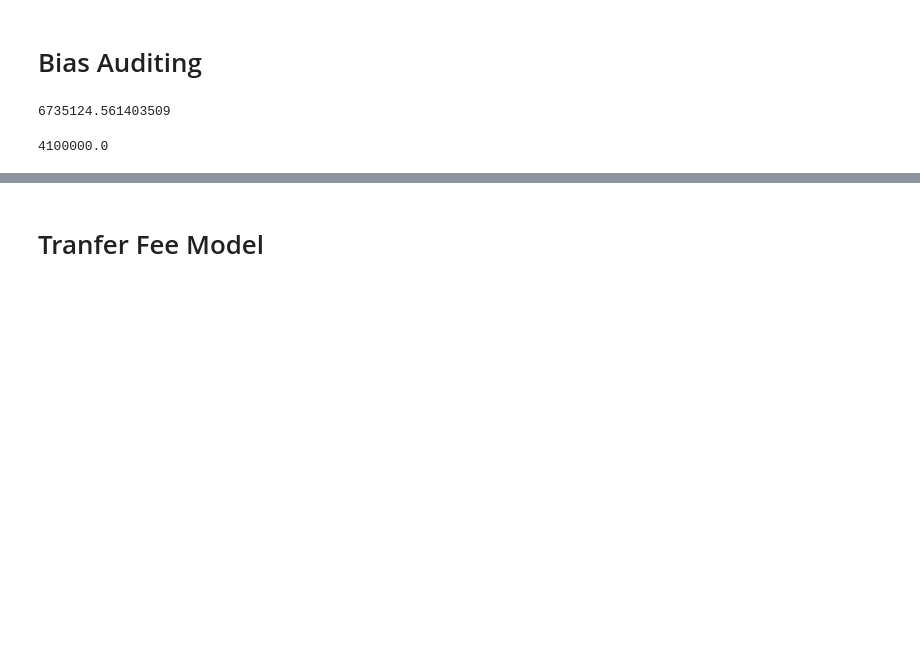
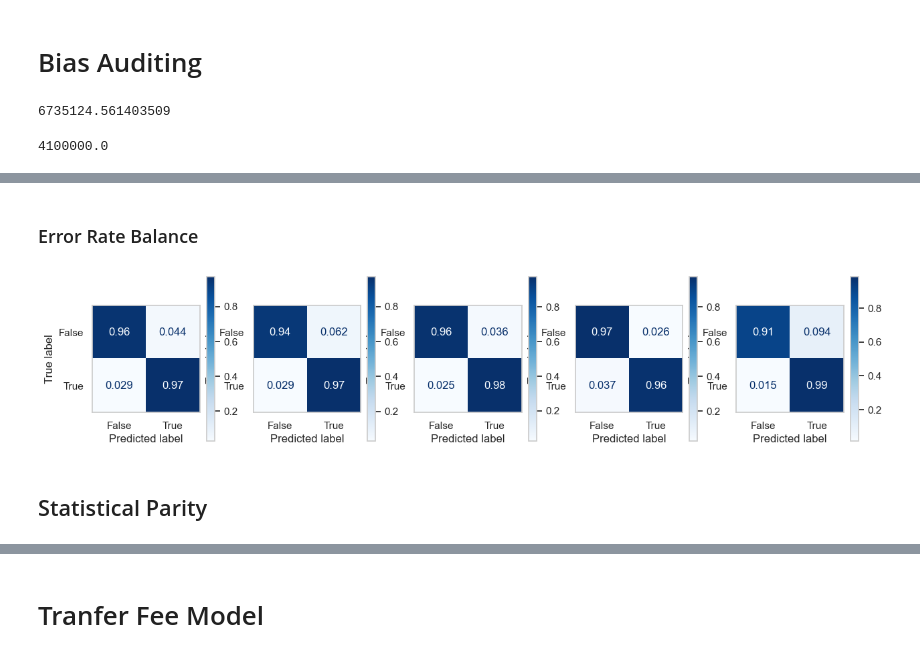
Before and after one commit to aymankhan2003/Market-Value-Predictor, a Jupyter notebook: Project.ipynb, the cells around one changed output, grey strips where cells are left out. Cells and saved outputs as stored; diff of their text form; code cells hidden in the pictures; blank space fills up the shorter version.

```diff
--- a/Project.ipynb
+++ b/Project.ipynb
@@ -509,0 +559,2 @@ clf_class.fit(X_train_all, y_train_all)
+# %%
+group_test = bias_ds["field_position"]
@@ -509,0 +599,46 @@ clf_class.fit(X_train_all, y_train_all)
+# %% [markdown]
+### Error Rate Balance
+# %%
+from sklearn.metrics import confusion_matrix
+from sklearn.metrics import ConfusionMatrixDisplay
+fig, axarr = plt.subplots(1, 5, figsize=(15,3.2), sharex = False, sharey = False)
+
+cm1 = confusion_matrix(actual, predictions, labels=clf_class.classes_, normalize = "true")
+disp1 = ConfusionMatrixDisplay(confusion_matrix=cm1,
+                              display_labels=clf_class.classes_)
+
+cm2 = confusion_matrix(actual[group_test == "Attacker"], predictions[group_test == "Attacker"], labels=clf_class.classes_, normalize = "true")
+disp2 = ConfusionMatrixDisplay(confusion_matrix=cm2,
+                              display_labels=clf_class.classes_)
+
+
+cm3 = confusion_matrix(actual[group_test == "Midfielder"], predictions[group_test == "Midfielder"], labels=clf_class.classes_, normalize = "true")
+disp3 = ConfusionMatrixDisplay(confusion_matrix=cm3,
+                              display_labels=clf_class.classes_)
+
+cm4 = confusion_matrix(actual[group_test == "Defender"], predictions[group_test == "Defender"], labels=clf_class.classes_, normalize = "true")
+disp4 = ConfusionMatrixDisplay(confusion_matrix=cm4,
+                              display_labels=clf_class.classes_)
+
+cm5 = confusion_matrix(actual[group_test == "Goalkeeper"], predictions[group_test == "Goalkeeper"], labels=clf_class.classes_, normalize = "true")
+disp5 = ConfusionMatrixDisplay(confusion_matrix=cm5,
+                              display_labels=clf_class.classes_)
+
+disp1.plot(ax=axarr[0], cmap = plt.cm.Blues)
+axarr[0].grid(visible=None)
+
+disp2.plot(ax=axarr[1], cmap = plt.cm.Blues)
+axarr[1].grid(visible=None)
+
+disp3.plot(ax=axarr[2], cmap = plt.cm.Blues)
+axarr[2].grid(visible=None)
+
+disp4.plot(ax=axarr[3], cmap = plt.cm.Blues)
+axarr[3].grid(visible=None)
+
+disp5.plot(ax=axarr[4], cmap = plt.cm.Blues)
+axarr[4].grid(visible=None)
+# %% [output]
+[figure, added]
+# %% [markdown]
+## Statistical Parity
```
Also changed, not shown: parts of 52 cells of this notebook.
